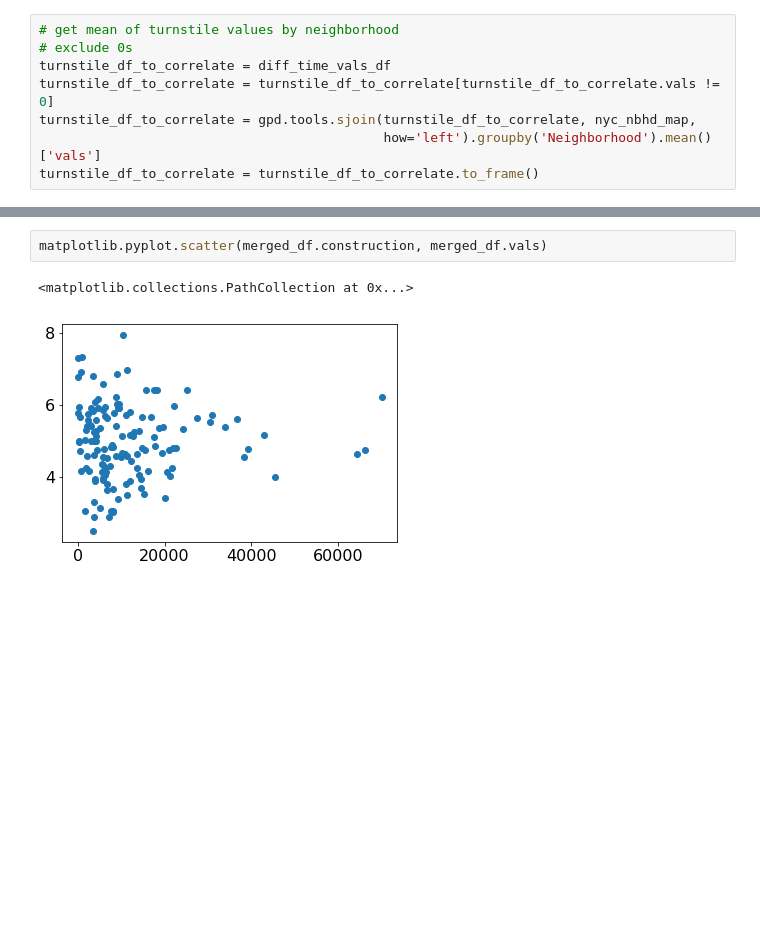
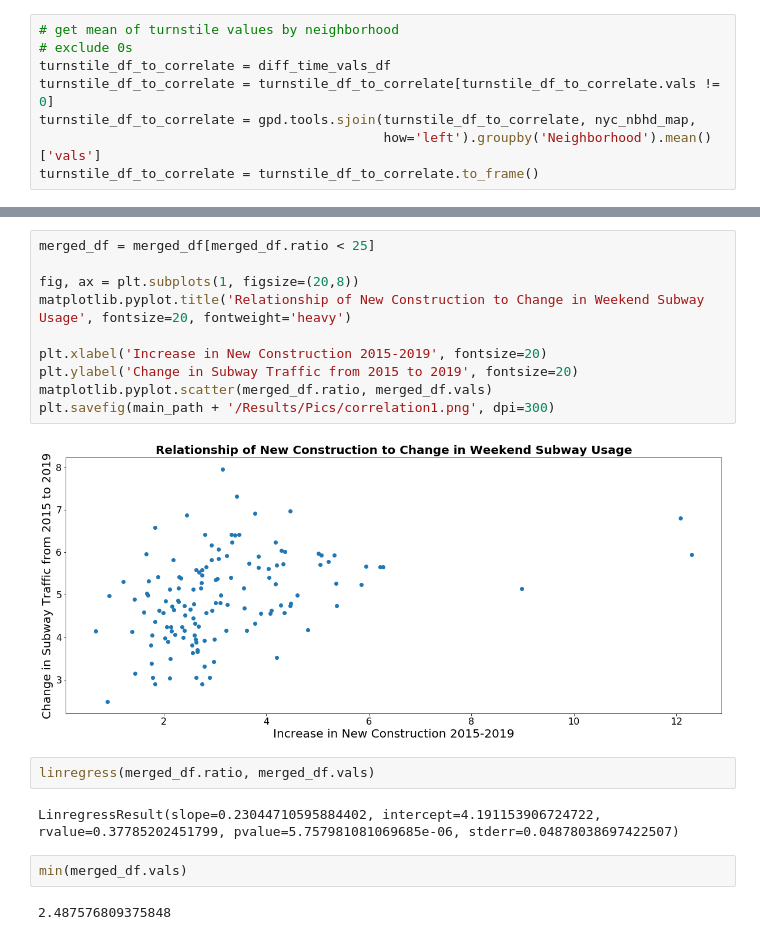
Before and after one commit to Ritella/NYCLocale, a Jupyter notebook: Project4.ipynb, the cells around one changed output, grey strips where cells are left out. Drawn from its saved outputs; the diff is of its cells as text; blank space fills up the shorter version.

```diff
--- a/Project4.ipynb
+++ b/Project4.ipynb
@@ -531,5 +580,20 @@ merged_df = pd.merge(construction_by_borough.reset_index(), turnstile_df_to_corr
+# %%
+merged_df = merged_df[merged_df.ratio < 25]
+
+fig, ax = plt.subplots(1, figsize=(20,8))
+matplotlib.pyplot.title('Relationship of New Construction to Change in Weekend Subway Usage', fontsize=20, fontweight='heavy')
+
+plt.xlabel('Increase in New Construction 2015-2019', fontsize=20)
+plt.ylabel('Change in Subway Traffic from 2015 to 2019', fontsize=20)
+matplotlib.pyplot.scatter(merged_df.ratio, merged_df.vals)
+plt.savefig(main_path + '/Results/Pics/correlation1.png', dpi=300)
+# %% [output]
+[figure, added]
 # %%
-matplotlib.pyplot.scatter(merged_df.construction, merged_df.vals)
+linregress(merged_df.ratio, merged_df.vals)
 # %% [output]
-<matplotlib.collections.PathCollection at 0x...>
+LinregressResult(slope=0.23044710595884402, intercept=4.191153906724722, rvalue=0.37785202451799, pvalue=5.757981081069685e-06, stderr=0.04878038697422507)
-[figure, removed]
+# %%
+min(merged_df.vals)
+# %% [output]
+2.487576809375848
```
Also changed, not shown: parts of 8 cells of this notebook.
